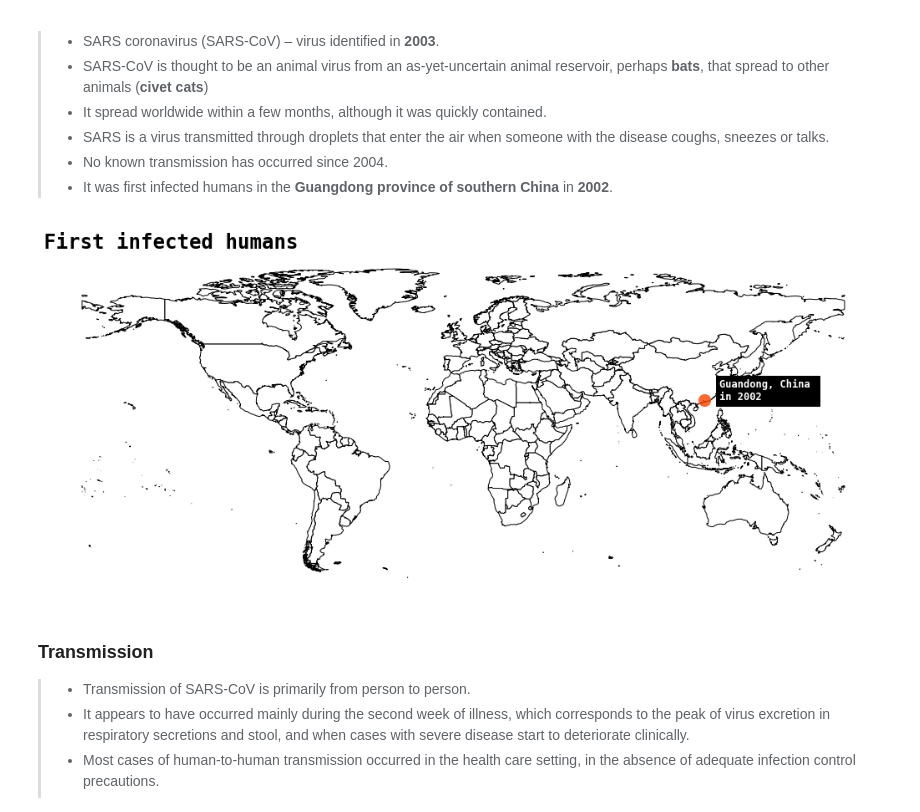
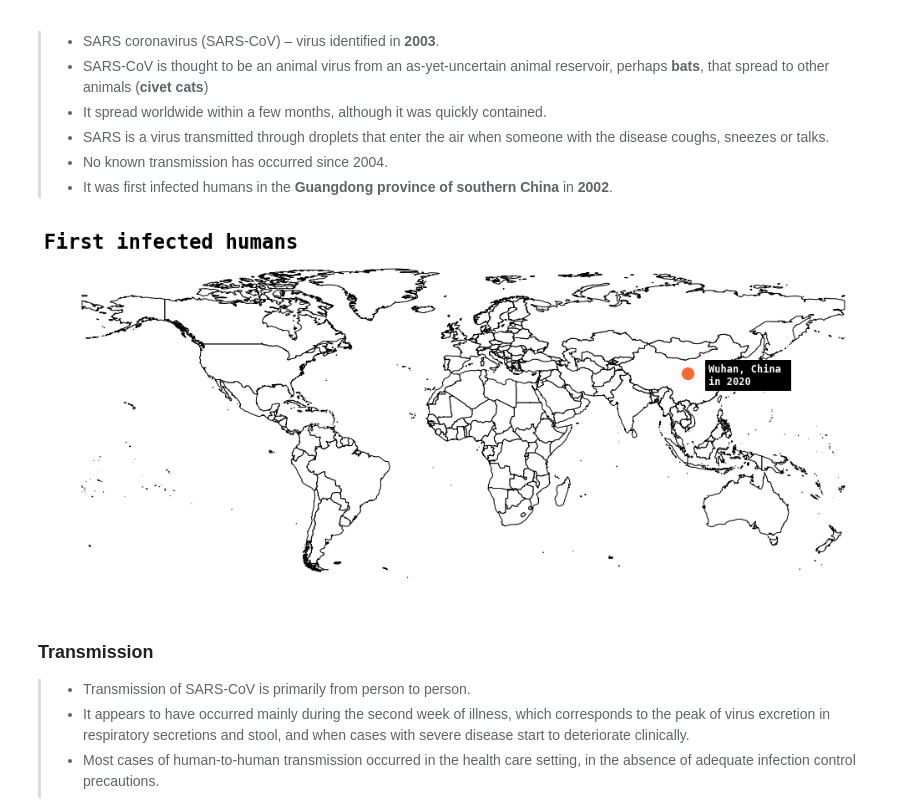
Before and after one commit to 0xpranjal/COVID-19-complete-EDA-analysis, a Jupyter notebook: covid_analysis.ipynb, the cells around one changed output. Drawn from its saved outputs; the diff is of its cells as text; code cells hidden in the pictures.

```diff
--- a/covid_analysis.ipynb
+++ b/covid_analysis.ipynb
@@ -152,22 +138,22 @@ world_map.head()
 # %%
 fig, ax = plt.subplots(figsize=(18, 14))
 sns.set_style('whitegrid')
 
 world_map.plot(ax=ax, color='white', edgecolor='black', alpha=1)
 ax.set_title('First infected humans',
              loc='left', fontdict={'fontsize': 24,
                                    'fontfamily': 'monospace',
                                    'fontweight': 'bold',
                                    'color': 'black'})
 
-ax.scatter(113.7633, 23.3790, color='orangered', s=200, alpha=0.8)
-ax.text(120.7633, 23.3790, 'Guandong, China \nin 2002',
+ax.scatter(105.7633, 35.3790, color='orangered', s=200, alpha=0.8)
+ax.text(115.7633, 30.3790, 'Wuhan, China \nin 2020',
         fontfamily='monospace', fontsize=12, fontweight='bold',
         color='white', backgroundcolor='black')
 
 ax.set_axis_off()
 # %% [output]
-[figure, old version]
+[figure, new version]
 # %% [markdown]
 ### Transmission
 > * Transmission of SARS-CoV is primarily from person to person.
```
Also changed, not shown: parts of 37 cells of this notebook.
